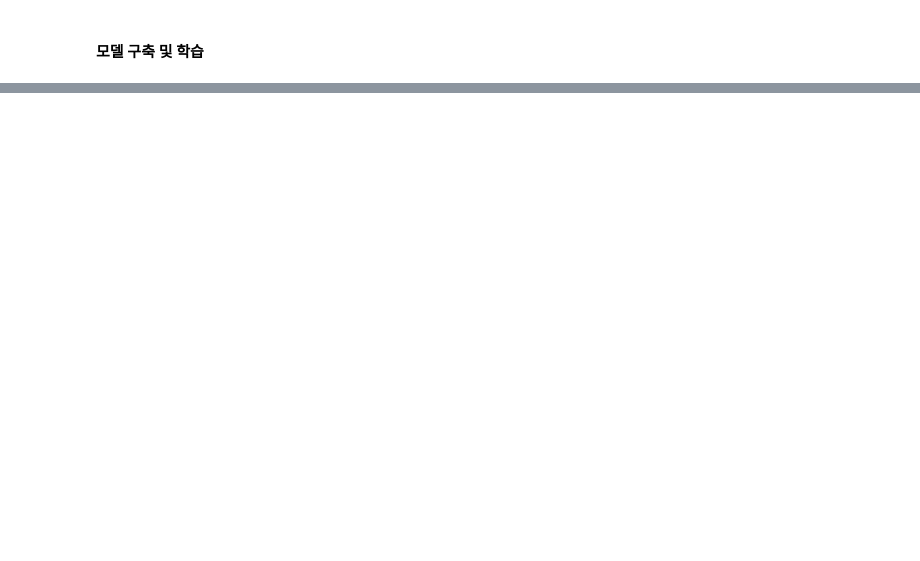
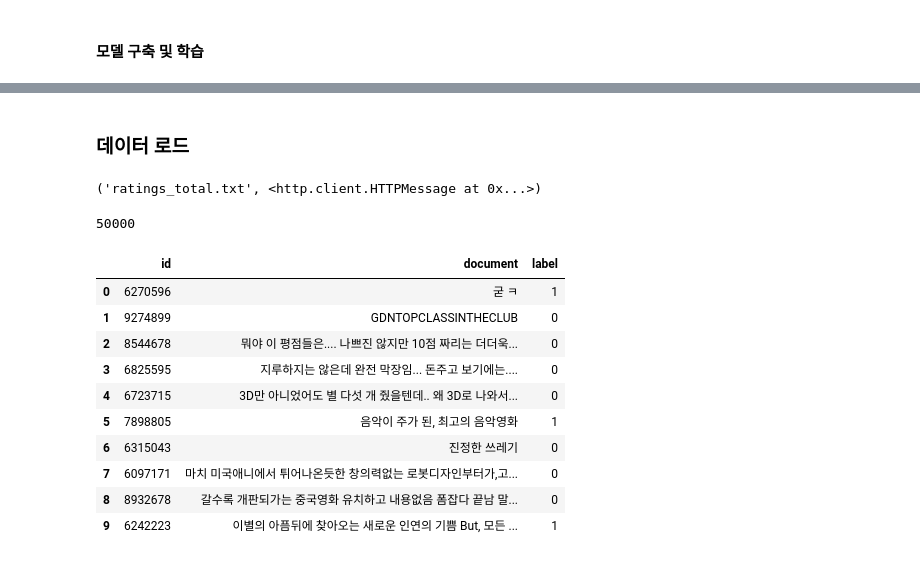
Before and after one commit to bbinibini/Natural-Laguage-Processing, a Jupyter notebook: 10.감정 분석(Sentiment Analysis).ipynb, the cells around one changed output, grey strips where cells are left out. Saved outputs shown, nothing was run; the diff lists cells and outputs as text; code cells hidden in the pictures; blank space fills up the shorter version.

```diff
--- a/10.감정 분석(Sentiment Analysis).ipynb
+++ b/10.감정 분석(Sentiment Analysis).ipynb
@@ -306,0 +414,25 @@ X_test = pad_sequences(X_test, maxlen=max_len)
+# %% [markdown]
+### 데이터 로드
+# %%
+urllib.request.urlretrieve("https://raw.githubusercontent.com/bab2min/corpus/master/sentiment/naver_shopping.txt", filename="ratings_total.txt")
+# %% [output]
+('ratings_total.txt', <http.client.HTTPMessage at 0x...>)
+# %%
+total_data = pd.read_table('shopping.txt')
+print(len(total_data))
+# %% [output]
+50000
+# %%
+total_data[:10]
+# %% [output]
+|  | id | document | label |
+| 0 | 6270596 | 굳 ㅋ | 1 |
+| 1 | 9274899 | GDNTOPCLASSINTHECLUB | 0 |
+| 2 | 8544678 | 뭐야 이 평점들은.... 나쁘진 않지만 10점 짜리는 더더욱... | 0 |
+| 3 | 6825595 | 지루하지는 않은데 완전 막장임... 돈주고 보기에는.... | 0 |
+| 4 | 6723715 | 3D만 아니었어도 별 다섯 개 줬을텐데.. 왜 3D로 나와서... | 0 |
+| 5 | 7898805 | 음악이 주가 된, 최고의 음악영화 | 1 |
+| 6 | 6315043 | 진정한 쓰레기 | 0 |
+| 7 | 6097171 | 마치 미국애니에서 튀어나온듯한 창의력없는 로봇디자인부터가,고... | 0 |
+| 8 | 8932678 | 갈수록 개판되가는 중국영화 유치하고 내용없음 폼잡다 끝남 말... | 0 |
+| 9 | 6242223 | 이별의 아픔뒤에 찾아오는 새로운 인연의 기쁨 But, 모든 ... | 1 |
```
Also changed, not shown: parts of 54 cells of this notebook, 3 other files.
